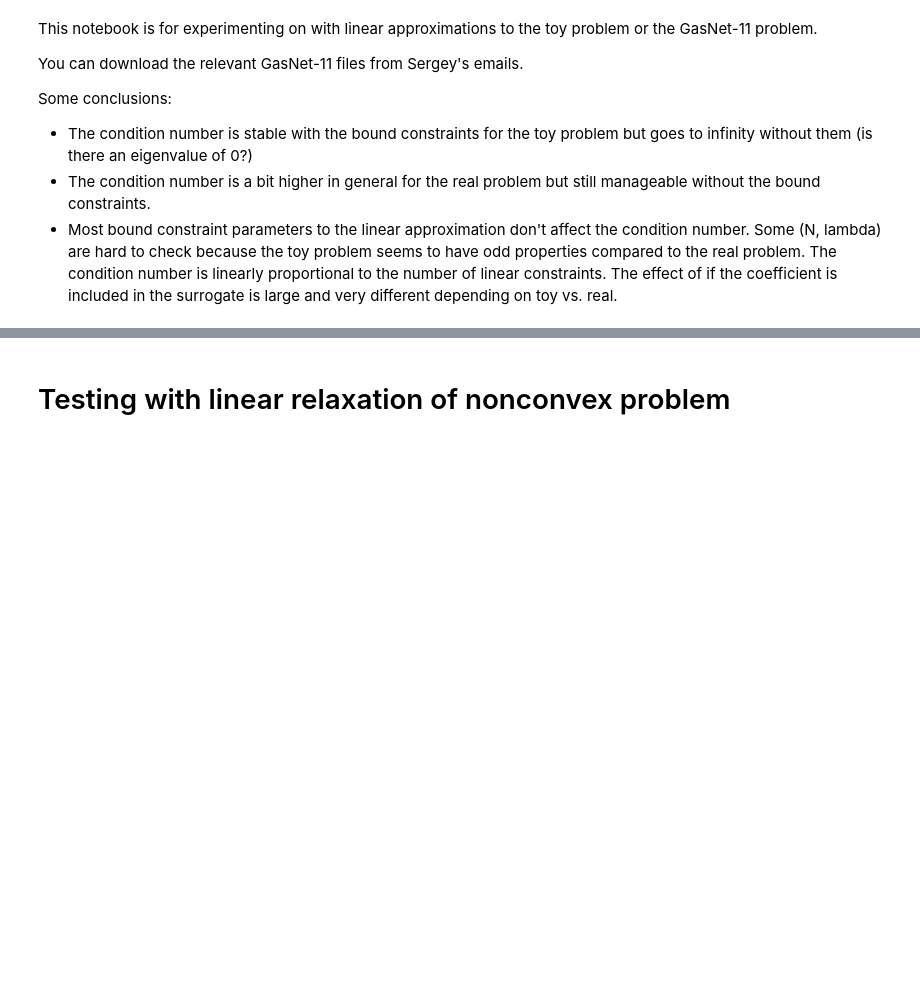
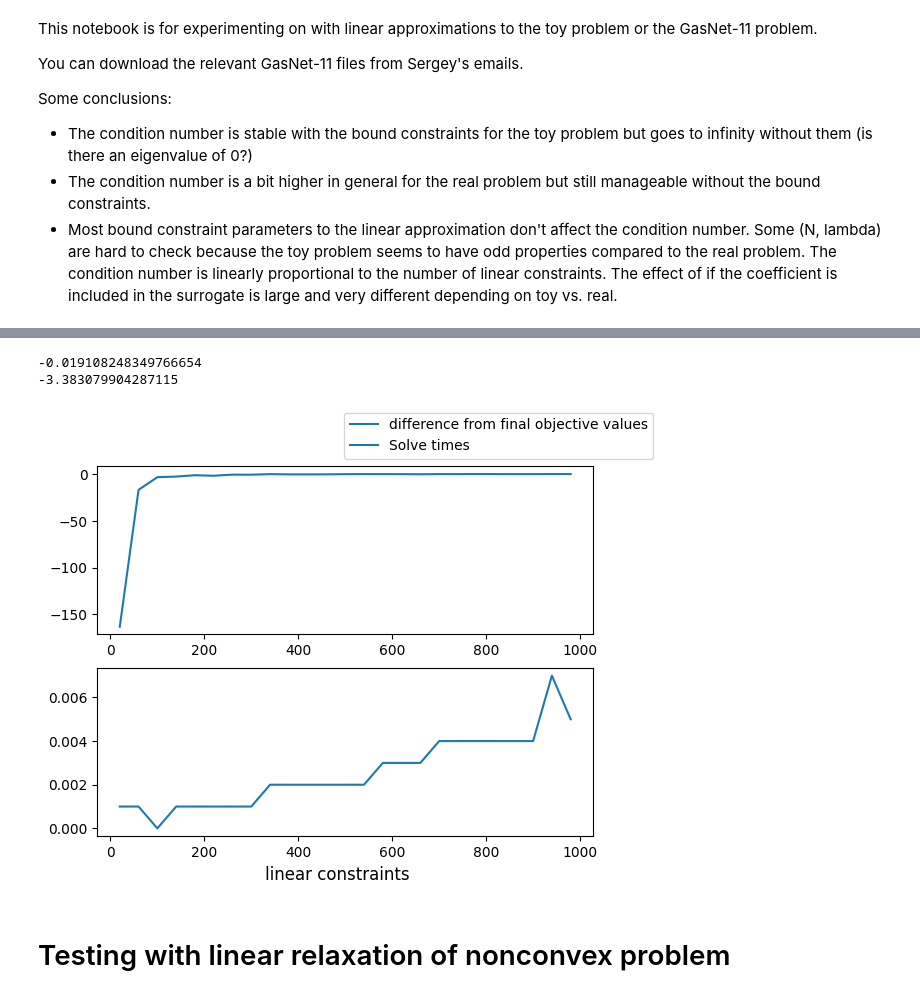
Before and after one commit to micpap25/ENG-QUANT, a Jupyter notebook: experiments/classical_run.ipynb, the cells around one changed output, grey strips where cells are left out. Saved outputs shown, nothing was run; the diff lists cells and outputs as text; code cells hidden in the pictures; blank space fills up the shorter version.

```diff
--- a/experiments/classical_run.ipynb
+++ b/experiments/classical_run.ipynb
@@ -136,24 +147,28 @@ print(errors[2])
 # %%
 errors = []
 times = []
-lin_cons_range = range(2, 101, 4)
-# lin_cons_range = range(20, 1001, 40)
+# lin_cons_range = range(2, 101, 4)
+lin_cons_range = range(20, 1001, 40)
 for lin_cons in lin_cons_range:
-    quadratic_lin_approx_no_surrogate(lin_cons, OUTER_APPROXIMATION,
+    quadratic_lin_approx_no_surrogate(lin_cons, OUTER_APPROXIMATION, remove_division=REMOVE_DIVISION,
                                         f_name="model11_quad.json")
     val, time = solve_lp()
     if qcp_value is not None and val is not None:
         errors.append(val - qcp_value)
         times.append(time)
 
 fig, (ax1, ax2) = plt.subplots(2, 1)
 fig.supxlabel("linear constraints")
 ax1.plot(lin_cons_range, errors, label="difference from final objective values")
 ax2.plot(lin_cons_range, times, label="Solve times")
 fig.legend()
 
 print(errors[-1])
 print(errors[2])
+# %% [output]
+-0.019108248349766654
+-3.383079904287115
+[figure, added]
 # %% [markdown]
 # Testing with linear relaxation of nonconvex problem
 # %%
```
Also changed, not shown: parts of 7 cells of this notebook, 4 other files.
